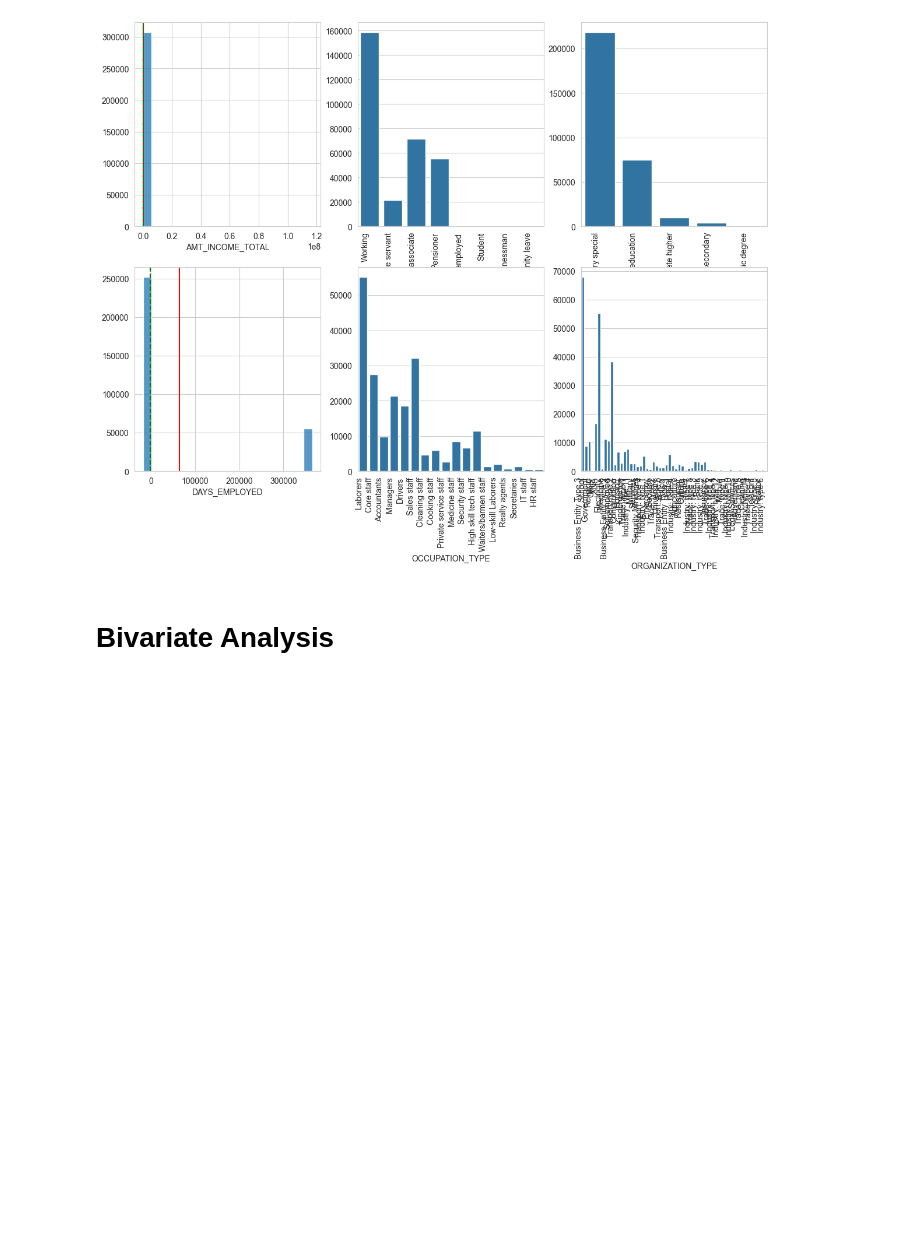
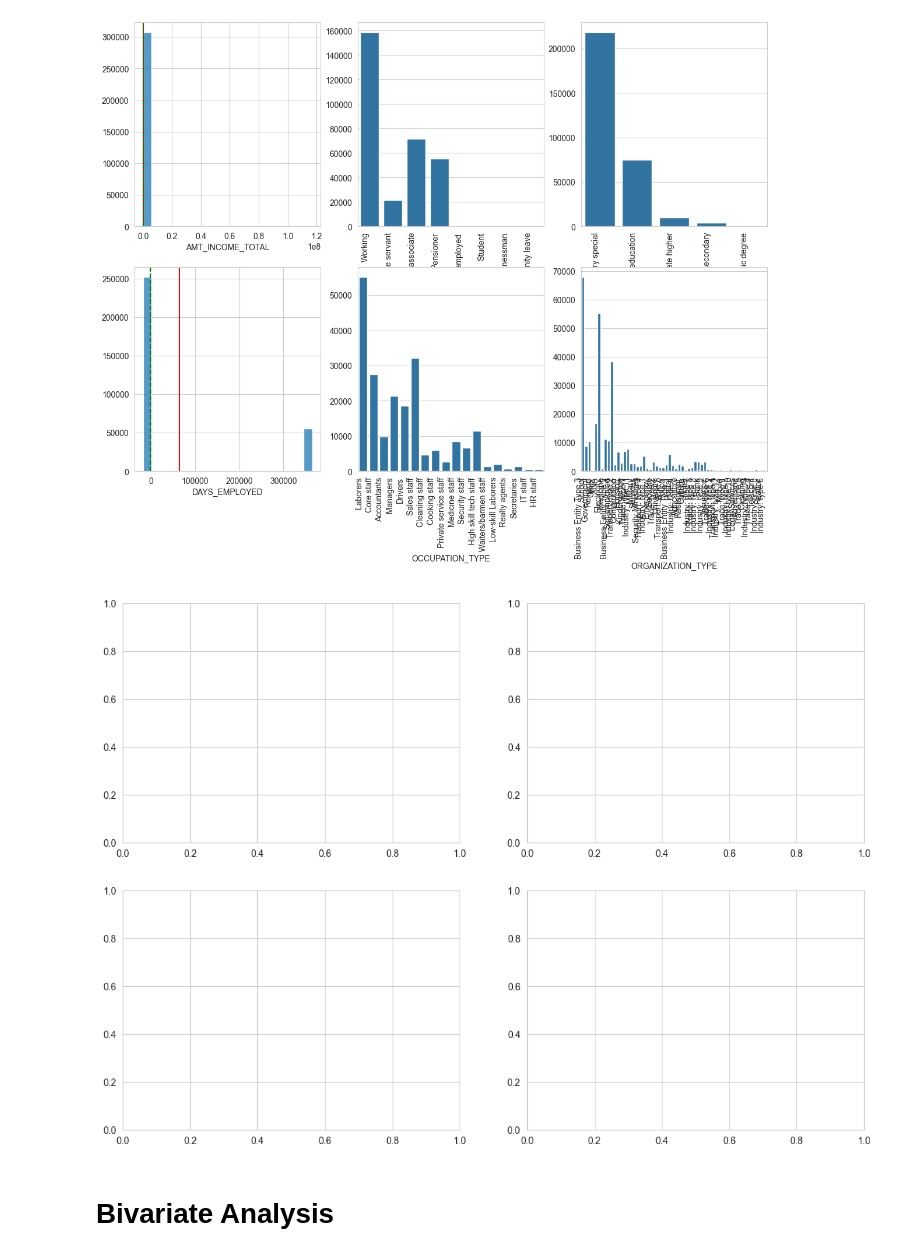
Before and after one commit to mlcuadra1/Credit-Risk, a Jupyter notebook: notebooks/Script 2 - EDA.ipynb, the cells around one changed output. Cells and saved outputs as stored; diff of their text form; code cells hidden in the pictures; blank space fills up the shorter version.

```diff
--- a/notebooks/Script 2 - EDA.ipynb
+++ b/notebooks/Script 2 - EDA.ipynb
@@ -301,6 +301,10 @@ multi_dtype_plot(app_train_df_withbool, socioeconomic_cols, 2, 3, xtick_rotation
         <Axes: xlabel='DAYS_EMPLOYED'>, <Axes: xlabel='OCCUPATION_TYPE'>,
         <Axes: xlabel='ORGANIZATION_TYPE'>], dtype=object))
 [figure]
+# %%
+fig, axes = plt.subplots(2,2, figsize=(14,10))
+# %% [output]
+[figure, added]
 # %% [markdown]
 # Bivariate Analysis
 # %%
```
